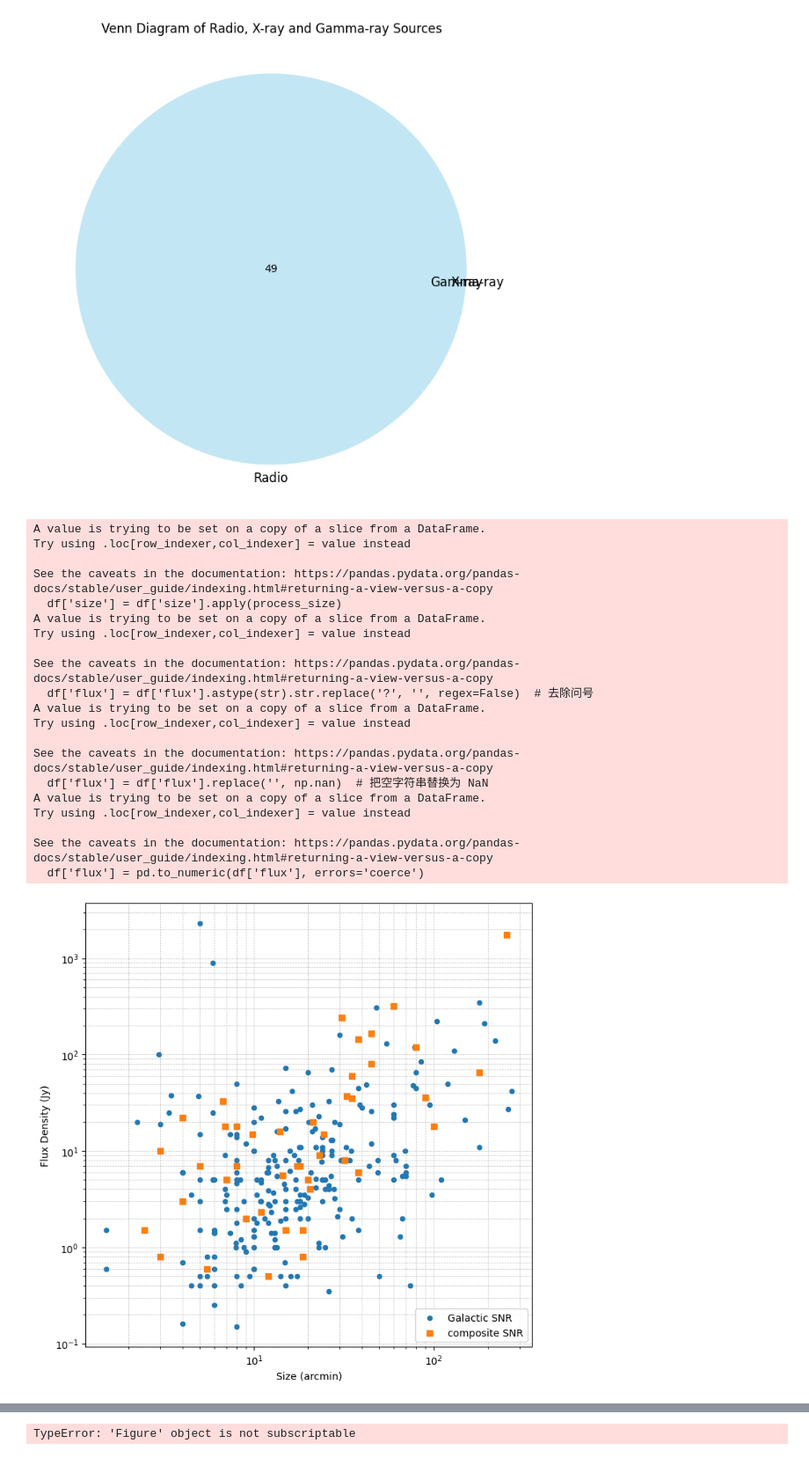
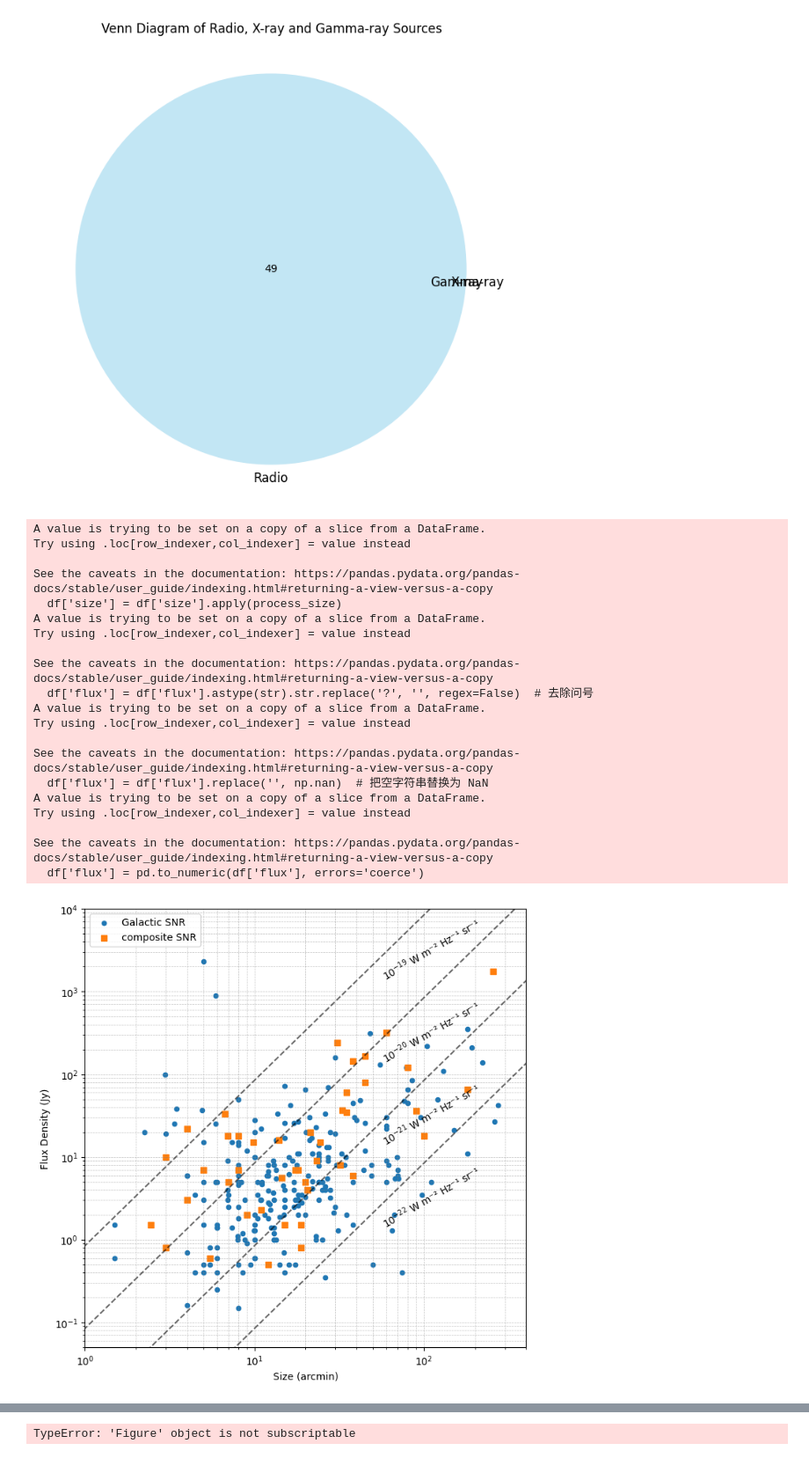
Before and after one commit to whjing/radioAstro, a Jupyter notebook: composite-snr/code/3.multiwave.ipynb, the cells around one changed output, grey strips where cells are left out. Shown at 88% size. Saved outputs shown, nothing was run; the diff lists cells and outputs as text; code cells hidden in the pictures.

```diff
--- a/composite-snr/code/3.multiwave.ipynb
+++ b/composite-snr/code/3.multiwave.ipynb
@@ -98,35 +98,54 @@ plt.grid(True, which="both", linestyle="--", linewidth=0.5, color='gray', alpha=
 plt.scatter(df_green['size'], df_green['flux'], label=f"Galactic SNR", alpha=1, s=20)
 plt.scatter(df_com['size'], df_com['flux'], label='composite SNR', alpha=1 ,marker='s', s=35)
 plt.xlabel('Size (arcmin)')
 plt.ylabel('Flux Density (Jy)')
 plt.xscale('log')  # 适用于天文数据，常用对数尺度
 plt.yscale('log')
 
+sizes = np.logspace(np.log10(1e-1), np.log10(1e3), 100)
+brightness_levels = [1e-19, 1e-20, 1e-21, 1e-22]  # 亮度 (W m⁻² Hz⁻¹ sr⁻¹)
+conv_factor = 1e26 * (np.pi / (60 * 180))**2  # W m⁻² Hz⁻¹ sr⁻¹ 转换为 Jy
+
+for brightness in brightness_levels:
+    fluxes = brightness * conv_factor * (sizes ** 2)
+    plt.plot(sizes, fluxes, 'k--', alpha=0.6)
+
+    # 在中间位置标注数值
+    x_text = sizes[len(sizes) // 2]
+    y_text = brightness * conv_factor * ((x_text+30) ** 2)
+    plt.text(x_text +45, y_text, f'$10^{{{int(np.log10(brightness))}}}$ W m⁻² Hz⁻¹ sr⁻¹',
+             fontsize=10, color='black', rotation=30, ha='left')
+
+# 添加额外说明
+# plt.text(1, 1e-22, "The dashed lines represent constant surface brightness.",
+        #  fontsize=10, color='black')
+plt.xlim(1,4e2)
+plt.ylim(5e-2,1e4)
 plt.legend()
-
 plt.savefig('../figures/size_flux.png', dpi=300, bbox_inches='tight')
+plt.show()
 # %% [output]
 A value is trying to be set on a copy of a slice from a DataFrame.
 Try using .loc[row_indexer,col_indexer] = value instead
 
 See the caveats in the documentation: https://pandas.pydata.org/pandas-docs/stable/user_guide/indexing.html#returning-a-view-versus-a-copy
   df['size'] = df['size'].apply(process_size)
 A value is trying to be set on a copy of a slice from a DataFrame.
 Try using .loc[row_indexer,col_indexer] = value instead
 
 See the caveats in the documentation: https://pandas.pydata.org/pandas-docs/stable/user_guide/indexing.html#returning-a-view-versus-a-copy
   df['flux'] = df['flux'].astype(str).str.replace('?', '', regex=False)  # 去除问号
 A value is trying to be set on a copy of a slice from a DataFrame.
 Try using .loc[row_indexer,col_indexer] = value instead
 
 See the caveats in the documentation: https://pandas.pydata.org/pandas-docs/stable/user_guide/indexing.html#returning-a-view-versus-a-copy
   df['flux'] = df['flux'].replace('', np.nan)  # 把空字符串替换为 NaN
 A value is trying to be set on a copy of a slice from a DataFrame.
 Try using .loc[row_indexer,col_indexer] = value instead
 
 See the caveats in the documentation: https://pandas.pydata.org/pandas-docs/stable/user_guide/indexing.html#returning-a-view-versus-a-copy
   df['flux'] = pd.to_numeric(df['flux'], errors='coerce')
-[figure, old version]
+[figure, new version]
 # %%
 import numpy as np
 import pandas as pd
```
Also changed, not shown: parts of 2 cells of this notebook, 10 other files.
